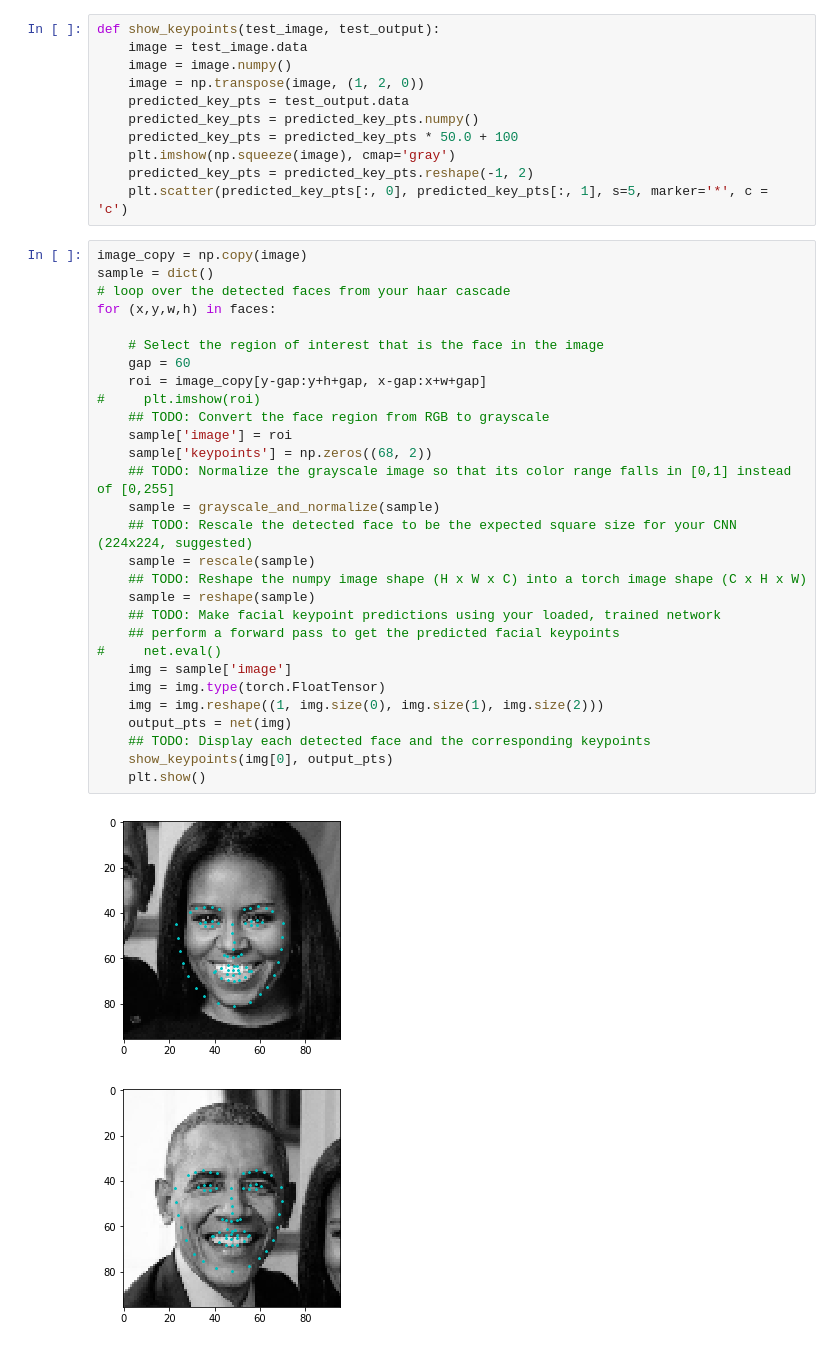
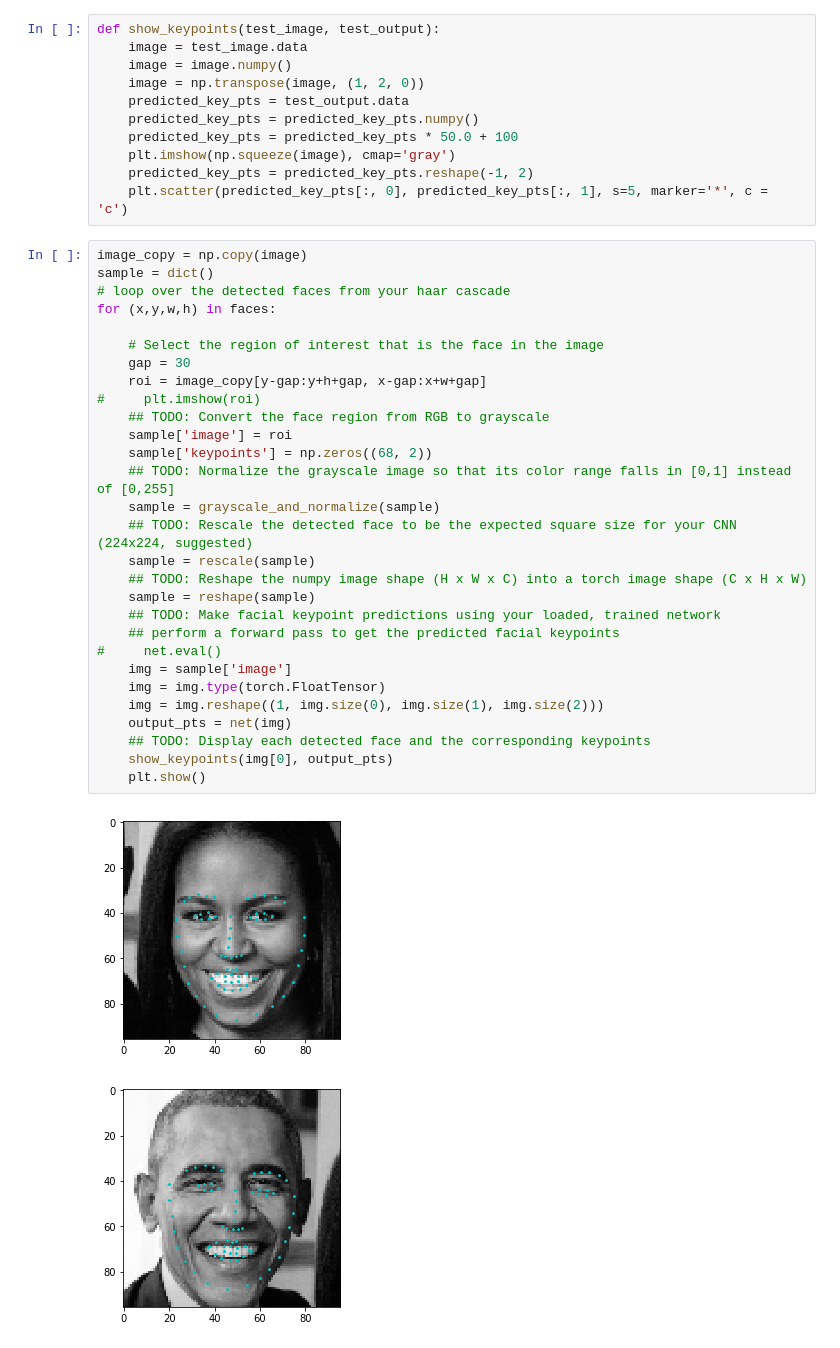
Before and after one commit to dongkesi/P1_Facial_Keypoints, a Jupyter notebook: 3. Facial Keypoint Detection, Complete Pipeline.ipynb, the cells around one changed output. Drawn from its saved outputs; the diff is of its cells as text.

```diff
--- a/3. Facial Keypoint Detection, Complete Pipeline.ipynb
+++ b/3. Facial Keypoint Detection, Complete Pipeline.ipynb
@@ -161,32 +161,32 @@ def show_keypoints(test_image, test_output):
 # %%
 image_copy = np.copy(image)
 sample = dict()
 # loop over the detected faces from your haar cascade
 for (x,y,w,h) in faces:
 
     # Select the region of interest that is the face in the image
-    gap = 60
+    gap = 30
     roi = image_copy[y-gap:y+h+gap, x-gap:x+w+gap]
 #     plt.imshow(roi)
     ## TODO: Convert the face region from RGB to grayscale
     sample['image'] = roi
     sample['keypoints'] = np.zeros((68, 2))
     ## TODO: Normalize the grayscale image so that its color range falls in [0,1] instead of [0,255]
     sample = grayscale_and_normalize(sample)
     ## TODO: Rescale the detected face to be the expected square size for your CNN (224x224, suggested)
     sample = rescale(sample)
     ## TODO: Reshape the numpy image shape (H x W x C) into a torch image shape (C x H x W)
     sample = reshape(sample)
     ## TODO: Make facial keypoint predictions using your loaded, trained network
     ## perform a forward pass to get the predicted facial keypoints
 #     net.eval()
     img = sample['image']
     img = img.type(torch.FloatTensor)
     img = img.reshape((1, img.size(0), img.size(1), img.size(2)))
     output_pts = net(img)
     ## TODO: Display each detected face and the corresponding keypoints
     show_keypoints(img[0], output_pts)
     plt.show()
 # %% [output]
-[figure, old version]
+[figure, new version]
-[figure, old version]
+[figure, new version]
```
Also changed, not shown: parts of 1 cell of this notebook, 2 other files.
